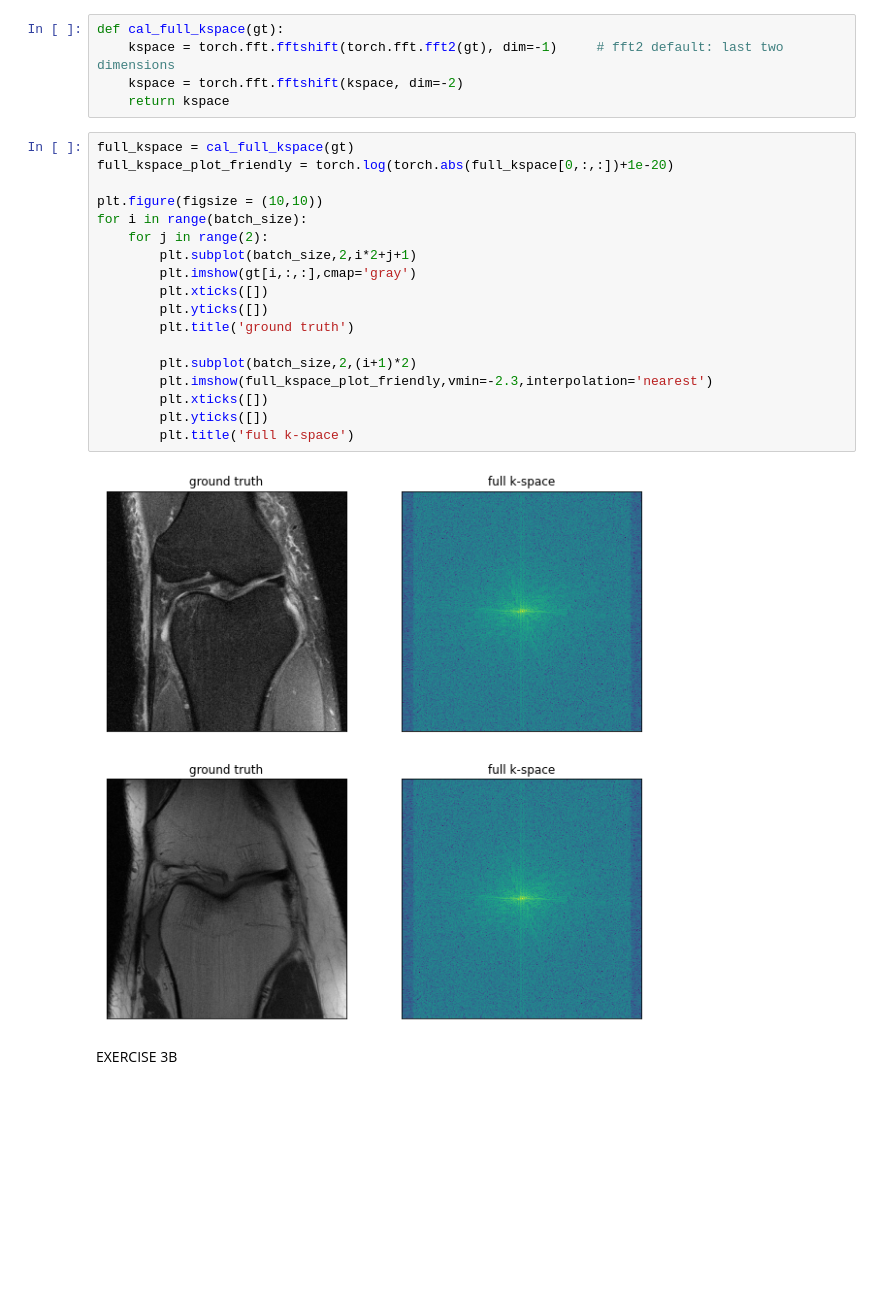
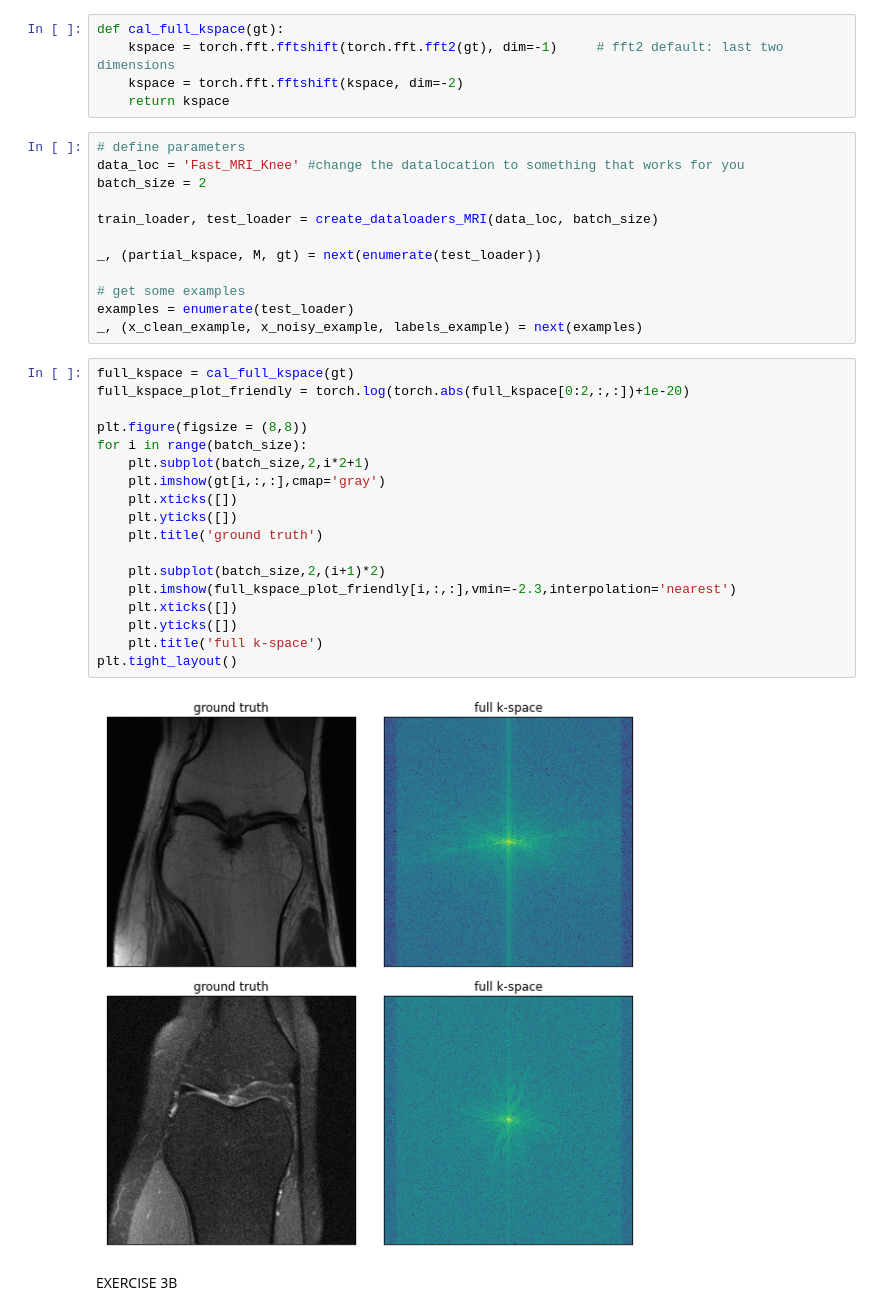
Before and after one commit to gbala97/Deep-Unfolding, a Jupyter notebook: Deep Unfolding.ipynb, the cells around one changed output. Cells and saved outputs as stored; diff of their text form; blank space fills up the shorter version.

```diff
--- a/Deep Unfolding.ipynb
+++ b/Deep Unfolding.ipynb
@@ -264,25 +277,37 @@ def cal_full_kspace(gt):
     kspace = torch.fft.fftshift(torch.fft.fft2(gt), dim=-1)     # fft2 default: last two dimensions
     kspace = torch.fft.fftshift(kspace, dim=-2)
     return kspace
+# %%
+# define parameters
+data_loc = 'Fast_MRI_Knee' #change the datalocation to something that works for you
+batch_size = 2
+
+train_loader, test_loader = create_dataloaders_MRI(data_loc, batch_size)
+
+_, (partial_kspace, M, gt) = next(enumerate(test_loader))
+
+# get some examples
+examples = enumerate(test_loader)
+_, (x_clean_example, x_noisy_example, labels_example) = next(examples)
 # %%
 full_kspace = cal_full_kspace(gt)
-full_kspace_plot_friendly = torch.log(torch.abs(full_kspace[0,:,:])+1e-20)
+full_kspace_plot_friendly = torch.log(torch.abs(full_kspace[0:2,:,:])+1e-20)
 
-plt.figure(figsize = (10,10))
+plt.figure(figsize = (8,8))
 for i in range(batch_size):
-    for j in range(2):
-        plt.subplot(batch_size,2,i*2+j+1)
-        plt.imshow(gt[i,:,:],cmap='gray')
-        plt.xticks([])
-        plt.yticks([])
-        plt.title('ground truth')
+    plt.subplot(batch_size,2,i*2+1)
+    plt.imshow(gt[i,:,:],cmap='gray')
+    plt.xticks([])
+    plt.yticks([])
+    plt.title('ground truth')
 
-        plt.subplot(batch_size,2,(i+1)*2)
-        plt.imshow(full_kspace_plot_friendly,vmin=-2.3,interpolation='nearest')
-        plt.xticks([])
-        plt.yticks([])
-        plt.title('full k-space')
+    plt.subplot(batch_size,2,(i+1)*2)
+    plt.imshow(full_kspace_plot_friendly[i,:,:],vmin=-2.3,interpolation='nearest')
+    plt.xticks([])
+    plt.yticks([])
+    plt.title('full k-space')
+plt.tight_layout()
 # %% [output]
-[figure, old version]
+[figure, new version]
 # %% [markdown]
 EXERCISE 3B
```
Also changed, not shown: parts of 14 cells of this notebook.
